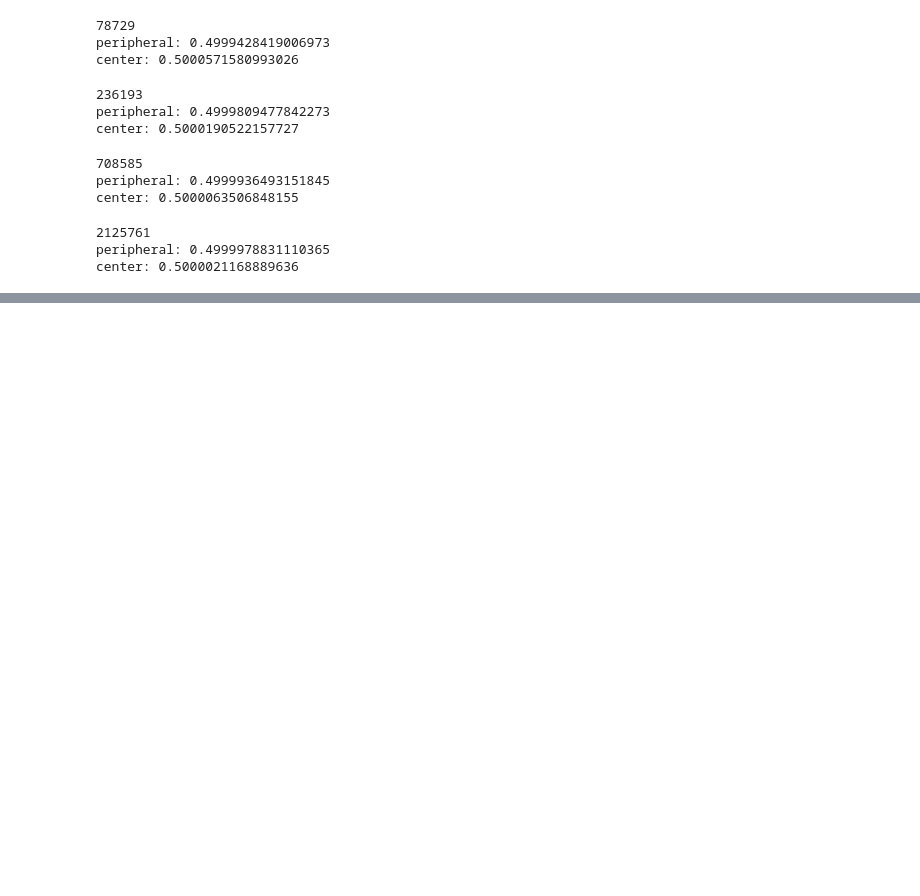
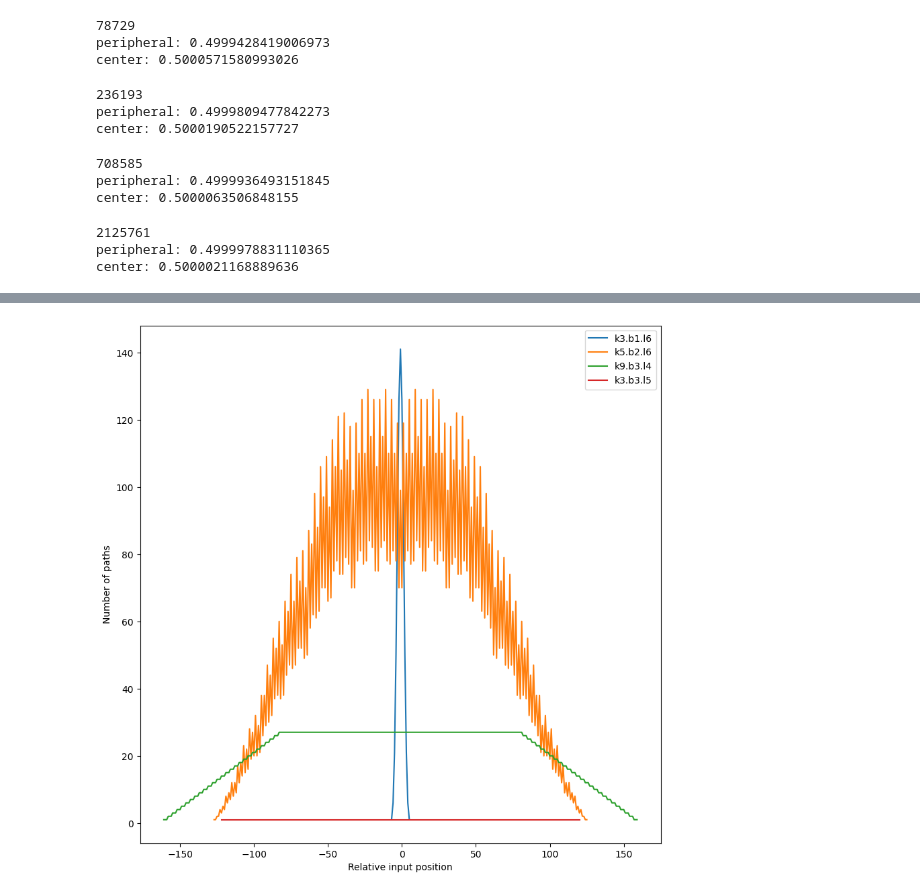
Before and after one commit to SilvanCodes/masterthesis-ramses, a Jupyter notebook: scripts/playground.ipynb, the cells around one changed output, grey strips where cells are left out. Saved outputs shown, nothing was run; the diff lists cells and outputs as text; code cells hidden in the pictures; blank space fills up the shorter version.

```diff
--- a/scripts/playground.ipynb
+++ b/scripts/playground.ipynb
@@ -753,0 +818,19 @@ center: 0.5000021168889636
+# %%
+data = [
+    reduce(np.convolve, [kernel(i, 3, 1) for i in range(6)]),
+    reduce(np.convolve, [kernel(i, 5, 2) for i in range(6)]),
+    reduce(np.convolve, [kernel(i, 9, 3) for i in range(4)]),
+    reduce(np.convolve, [kernel(i, 3, 3) for i in range(5)])
+]
+
+max_len = max(a.size for a in data)
+
+cols = [center_pad_np(a, max_len, constant_values=np.nan) for a in data]
+result  = np.column_stack(cols)
+
+df = pd.DataFrame(result, columns=["k3.b1.l6","k5.b2.l6","k9.b3.l4","k3.b3.l5"])
+center_df_index(df)
+# %%
+fig = df.plot(figsize=(10, 10), xlabel="Relative input position", ylabel="Number of paths").get_figure()
+# %% [output]
+[figure, added]
```
Also changed, not shown: parts of 13 cells of this notebook, 2 other files.
